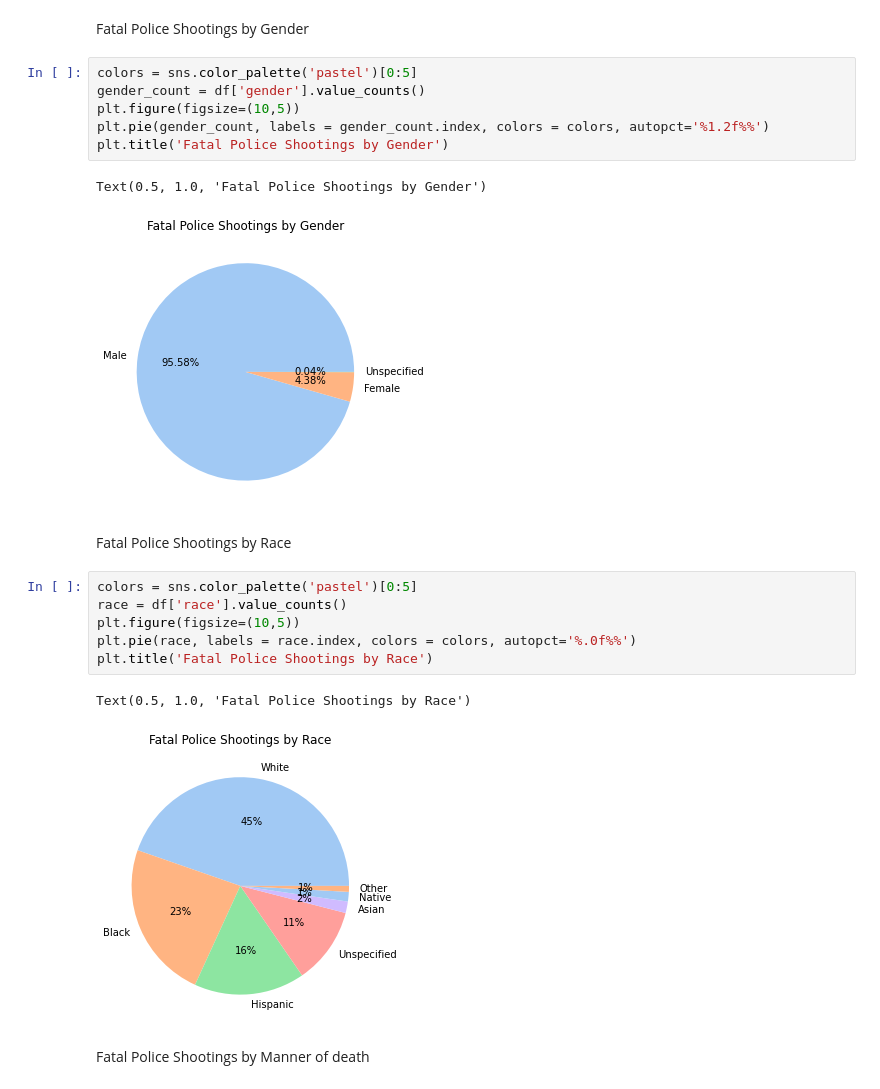
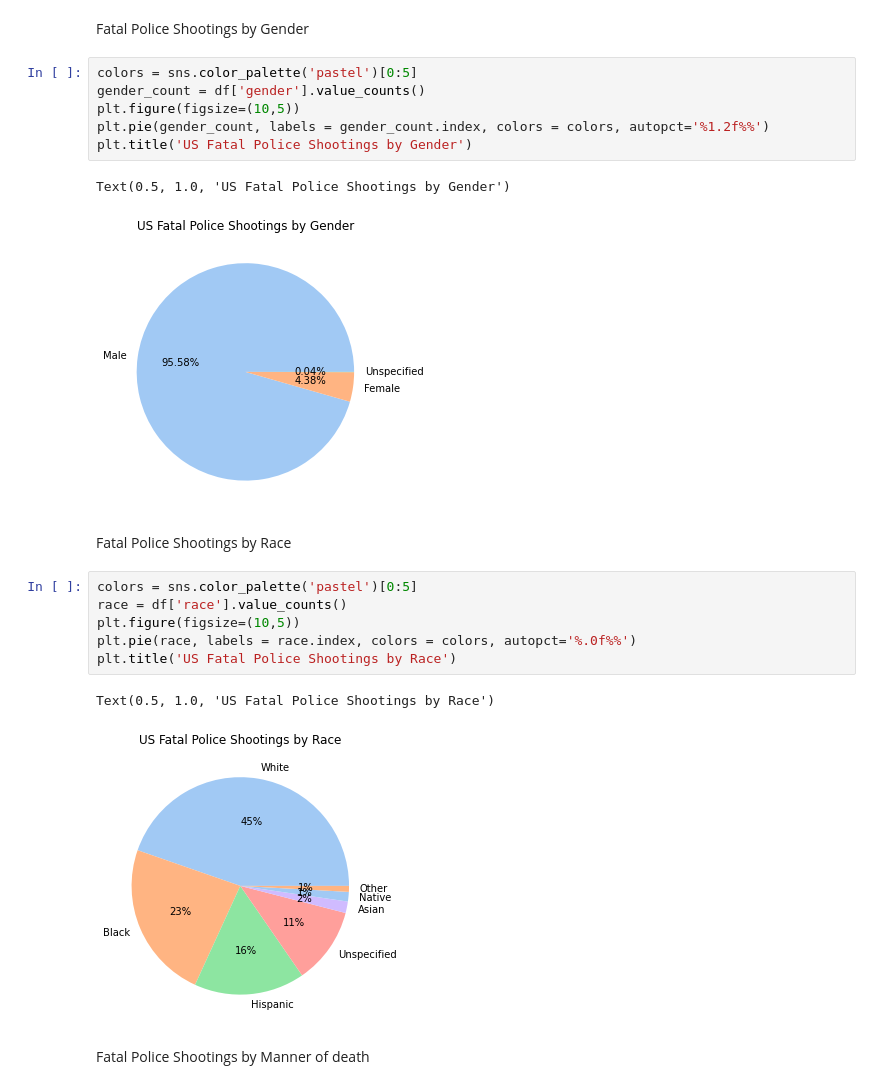
Before and after one commit to diazridzky/Fatal-Police-Shootings-in-the-US, a Jupyter notebook: Data Cleaning & EDA.ipynb, the cells around one changed output. Cells and saved outputs as stored; diff of their text form.

```diff
--- a/Data Cleaning & EDA.ipynb
+++ b/Data Cleaning & EDA.ipynb
@@ -269,21 +269,21 @@ colors = sns.color_palette('pastel')[0:5]
 gender_count = df['gender'].value_counts()
 plt.figure(figsize=(10,5))
 plt.pie(gender_count, labels = gender_count.index, colors = colors, autopct='%1.2f%%')
-plt.title('Fatal Police Shootings by Gender')
+plt.title('US Fatal Police Shootings by Gender')
 # %% [output]
-Text(0.5, 1.0, 'Fatal Police Shootings by Gender')
+Text(0.5, 1.0, 'US Fatal Police Shootings by Gender')
-[figure, old version]
+[figure, new version]
 # %% [markdown]
 Fatal Police Shootings by Race
 # %%
 colors = sns.color_palette('pastel')[0:5]
 race = df['race'].value_counts()
 plt.figure(figsize=(10,5))
 plt.pie(race, labels = race.index, colors = colors, autopct='%.0f%%')
-plt.title('Fatal Police Shootings by Race')
+plt.title('US Fatal Police Shootings by Race')
 # %% [output]
-Text(0.5, 1.0, 'Fatal Police Shootings by Race')
+Text(0.5, 1.0, 'US Fatal Police Shootings by Race')
-[figure, old version]
+[figure, new version]
 # %% [markdown]
 Fatal Police Shootings by Manner of death
 # %%
```
Also changed, not shown: parts of 12 cells of this notebook.
